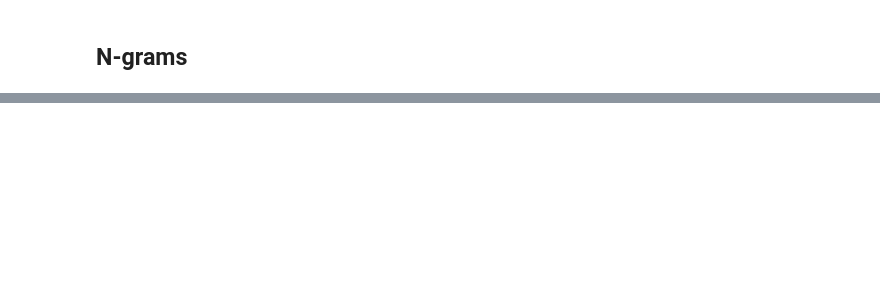
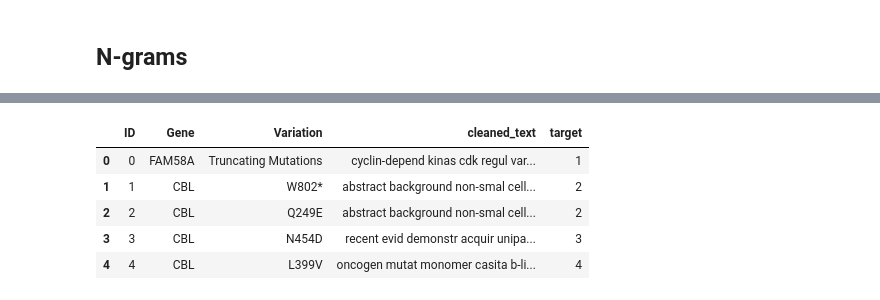
Before and after one commit to melanieshi0120/DNA_Project, a Jupyter notebook: DNA_project_EDA.ipynb, the cells around one changed output, grey strips where cells are left out. Cells and saved outputs as stored; diff of their text form; code cells hidden in the pictures; blank space fills up the shorter version.

```diff
--- a/DNA_project_EDA.ipynb
+++ b/DNA_project_EDA.ipynb
@@ -203,6 +194,5 @@ cleaned_test_text= pickle.load(pickle_in_test)
 # %% [markdown]
 ## N-grams
-# %%
-df_train['cleaned_text']=cleaned_train_text
-df_test['cleaned_text']=cleaned_test_text
+# %%
+df_train['cleaned_text']=[" ".join(i) for i in cleaned_train_text]
 # %%
@@ -226,0 +280,4 @@ class9 = get_top_n_bigram(df_train[df_train['Class']==1]['cleaned_text'], 30)
+# %%
+#declare inputs and target
+inputs=df_train[['ID', 'Gene', 'Variation','cleaned_text']]
+target=df_train.Class
@@ -226,0 +288,12 @@ class9 = get_top_n_bigram(df_train[df_train['Class']==1]['cleaned_text'], 30)
+# %%
+training  = pd.DataFrame()
+training[list(inputs.columns)]=inputs
+training['target']=target
+training.head()
+# %% [output]
+|  | ID | Gene | Variation | cleaned_text | target |
+| 0 | 0 | FAM58A | Truncating Mutations | cyclin-depend kinas cdk regul var... | 1 |
+| 1 | 1 | CBL | W802* | abstract background non-smal cell... | 2 |
+| 2 | 2 | CBL | Q249E | abstract background non-smal cell... | 2 |
+| 3 | 3 | CBL | N454D | recent evid demonstr acquir unipa... | 3 |
+| 4 | 4 | CBL | L399V | oncogen mutat monomer casita b-li... | 4 |
```
Also changed, not shown: parts of 62 cells of this notebook.
